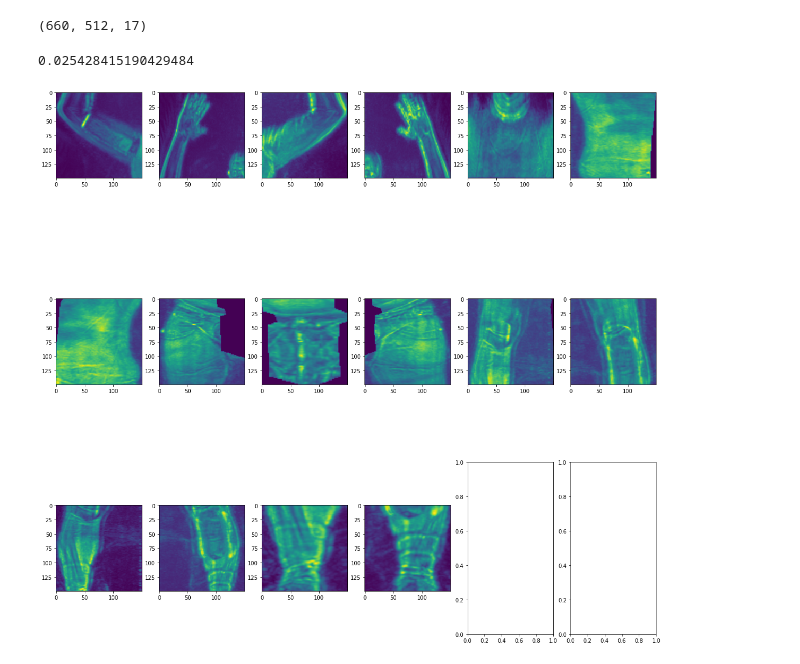
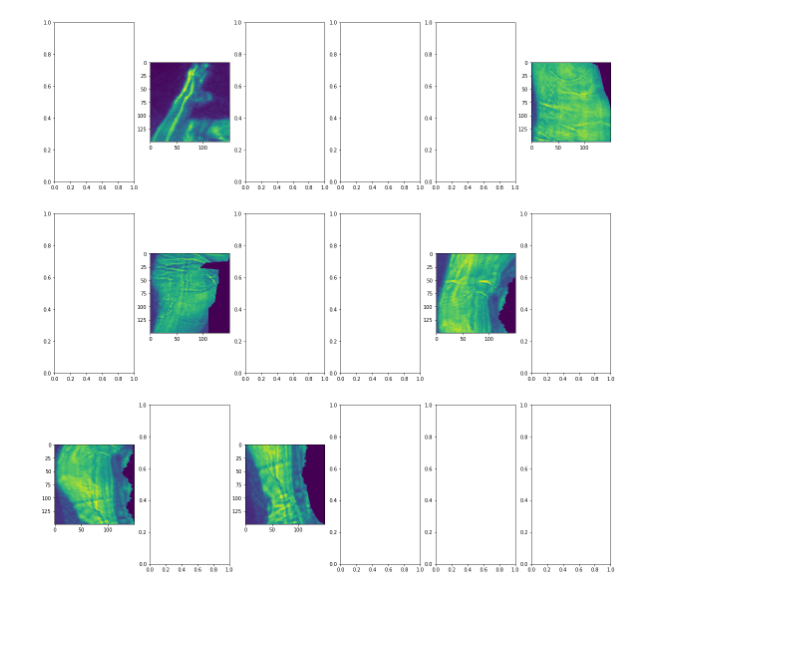
Before and after one commit to Juyue/TSA_Kaggle, a Jupyter notebook: UseBodyZoneGetSampleImage.ipynb, the cells around one changed output. Saved outputs shown, nothing was run; the diff lists cells and outputs as text; code cells hidden in the pictures; blank space fills up the shorter version.

Commit message:
save_image_to_use

```diff
--- a/UseBodyZoneGetSampleImage.ipynb
+++ b/UseBodyZoneGetSampleImage.ipynb
@@ -13,4 +0,0 @@ zone_combine_list = fsz.find_segmentation_zone_main(data)
-# %%
-zone_combine_list[0].shape
-# %% [output]
-(660, 512, 17)
@@ -108,19 +1,13 @@ def image_segmentation_data_to_zone(data, zone_mask_list):
-# %%
-image_zone_list_all = image_segmentation_data_to_zone(data, zone_combine_list)
-# %%
-image_zone_list_all[1][0][0,1]
-# %% [output]
-0.025428415190429484
 # %%
-ii = 1
+ii = 50
 fig, axes = plt.subplots(3, 6, figsize = (20, 20))
 ax = axes.ravel()
 for jj in range(17):
     if image_zone_list_all[ii][jj] is not None:
         ax[jj].imshow(image_zone_list_all[ii][jj])
 
 plt.show()
 # %% [output]
-[figure, old version]
+[figure, new version]
 # %%
 # given figures, how could you make them into the same shape?
```
Also changed, not shown: parts of 5 cells of this notebook, 4 other files.
